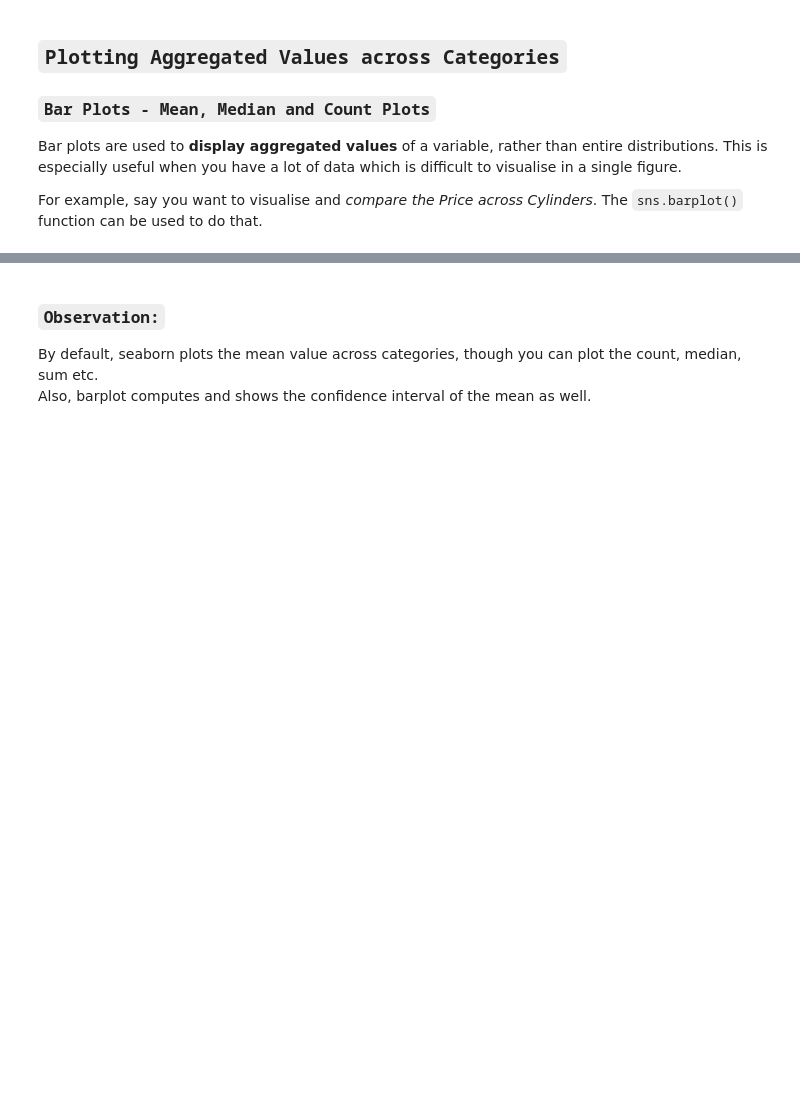
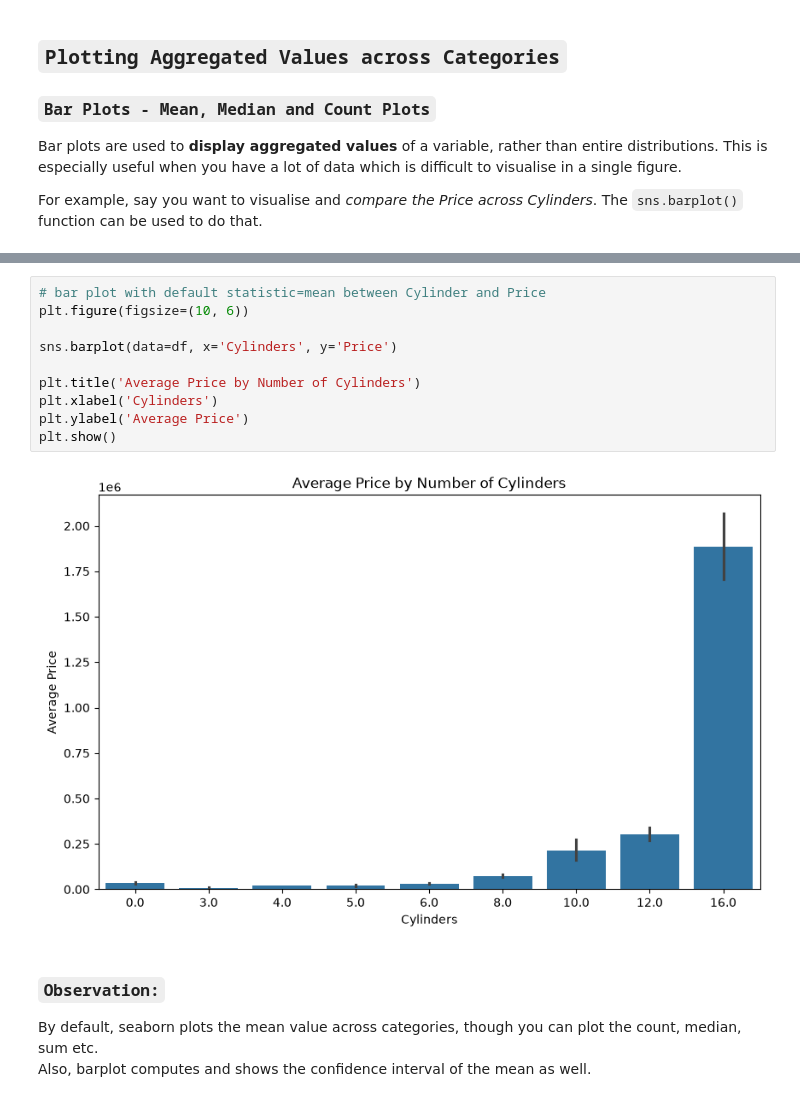
Before and after one commit to rishiydv-tech/Customer-Engagement-Product-Utilization-Analytics-for-Retention-Strategy, a Jupyter notebook: EDA_Assignment_Day_14.ipynb, the cells around one changed output, grey strips where cells are left out. Drawn from its saved outputs; the diff is of its cells as text; blank space fills up the shorter version.

```diff
--- a/EDA_Assignment_Day_14.ipynb
+++ b/EDA_Assignment_Day_14.ipynb
@@ -478,3 +512,15 @@ For example, say you want to visualise and *compare the Price across Cylinders*.
+# %%
+# bar plot with default statistic=mean between Cylinder and Price
+plt.figure(figsize=(10, 6))
+
+sns.barplot(data=df, x='Cylinders', y='Price')
+
+plt.title('Average Price by Number of Cylinders')
+plt.xlabel('Cylinders')
+plt.ylabel('Average Price')
+plt.show()
+# %% [output]
+[figure, added]
 # %% [markdown]
 ### **`Observation:`**<br>
 By default, seaborn plots the mean value across categories, though you can plot the count, median, sum etc.<br>
```
Also changed, not shown: parts of 12 cells of this notebook.
